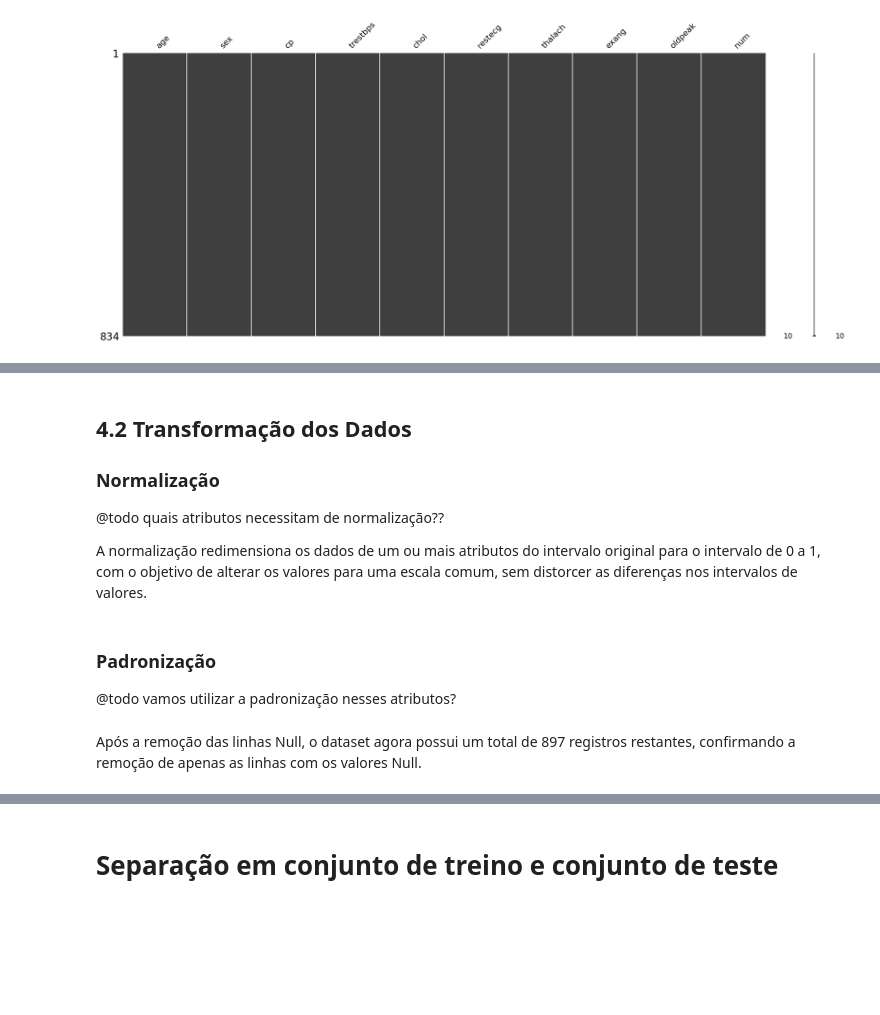
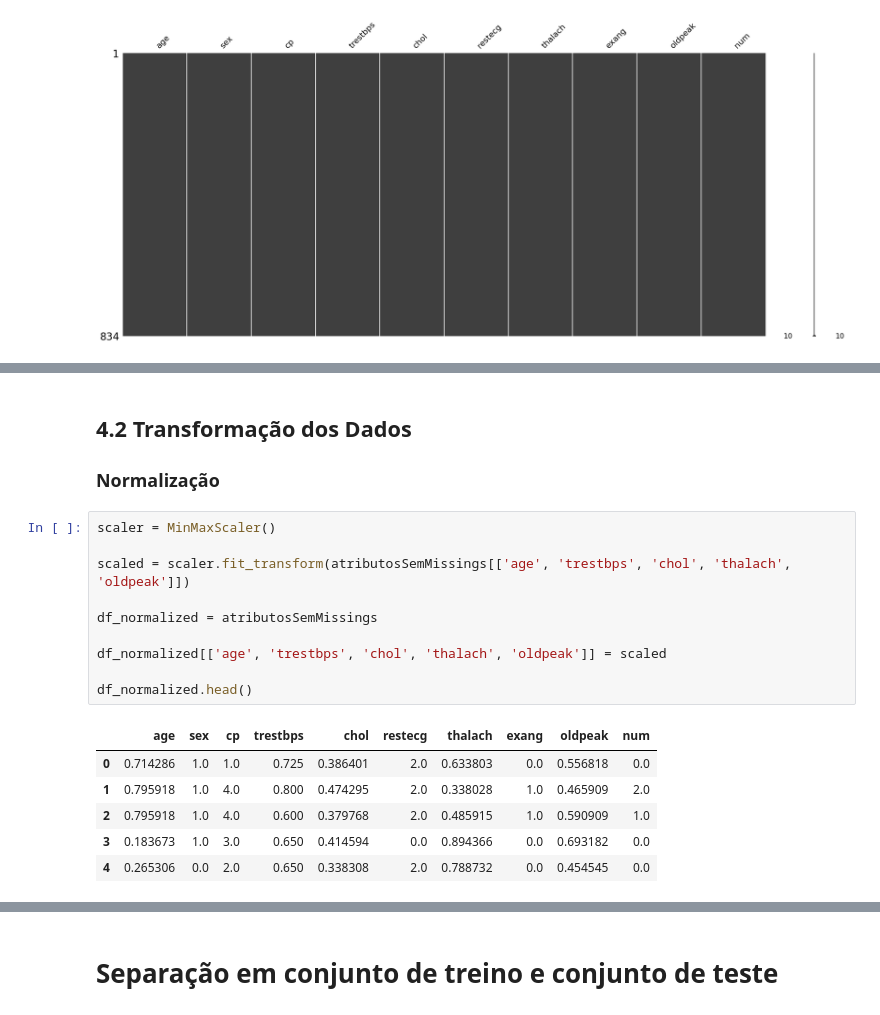
Before and after one commit to chicofreitas/puc-rio-mvp-heart-disease, a Jupyter notebook: colab/heart_diseases.ipynb, the cells around one changed output, grey strips where cells are left out. Saved outputs shown, nothing was run; the diff lists cells and outputs as text; blank space fills up the shorter version.

```diff
--- a/colab/heart_diseases.ipynb
+++ b/colab/heart_diseases.ipynb
@@ -864,13 +874,21 @@ atributosSemMissings.shape
-# %% [markdown]
-## 4.2 Transformação dos Dados
-
-### Normalização
-@todo quais atributos necessitam de normalização??
-
-A normalização redimensiona os dados de um ou mais atributos do intervalo original para o intervalo de 0 a 1, com o objetivo de alterar os valores para uma escala comum, sem distorcer as diferenças nos intervalos de valores.
-# %% [markdown]
-### Padronização
-
-@todo vamos utilizar a padronização nesses atributos?
-# %% [markdown]
-Após a remoção das linhas Null, o dataset agora possui um total de 897 registros restantes, confirmando a remoção de apenas as linhas com os valores Null.
+# %% [markdown]
+## 4.2 Transformação dos Dados
+
+### Normalização
+# %%
+scaler = MinMaxScaler()
+
+scaled = scaler.fit_transform(atributosSemMissings[['age', 'trestbps', 'chol', 'thalach', 'oldpeak']])
+
+df_normalized = atributosSemMissings
+
+df_normalized[['age', 'trestbps', 'chol', 'thalach', 'oldpeak']] = scaled
+
+df_normalized.head()
+# %% [output]
+|  | age | sex | cp | trestbps | chol | restecg | thalach | exang | oldpeak | num |
+| 0 | 0.714286 | 1.0 | 1.0 | 0.725 | 0.386401 | 2.0 | 0.633803 | 0.0 | 0.556818 | 0.0 |
+| 1 | 0.795918 | 1.0 | 4.0 | 0.800 | 0.474295 | 2.0 | 0.338028 | 1.0 | 0.465909 | 2.0 |
+| 2 | 0.795918 | 1.0 | 4.0 | 0.600 | 0.379768 | 2.0 | 0.485915 | 1.0 | 0.590909 | 1.0 |
+| 3 | 0.183673 | 1.0 | 3.0 | 0.650 | 0.414594 | 0.0 | 0.894366 | 0.0 | 0.693182 | 0.0 |
+| 4 | 0.265306 | 0.0 | 2.0 | 0.650 | 0.338308 | 2.0 | 0.788732 | 0.0 | 0.454545 | 0.0 |
```
Also changed, not shown: parts of 16 cells of this notebook.
